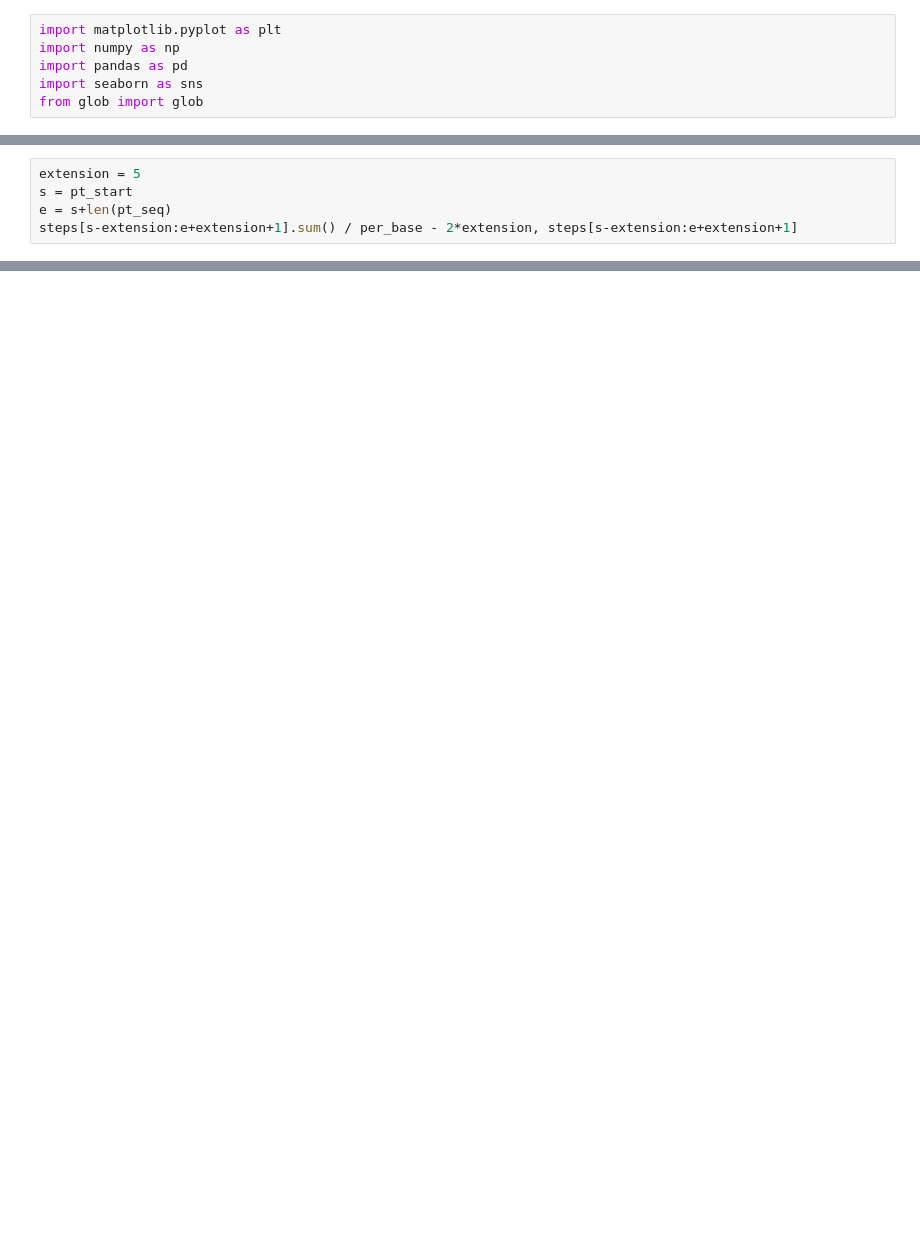
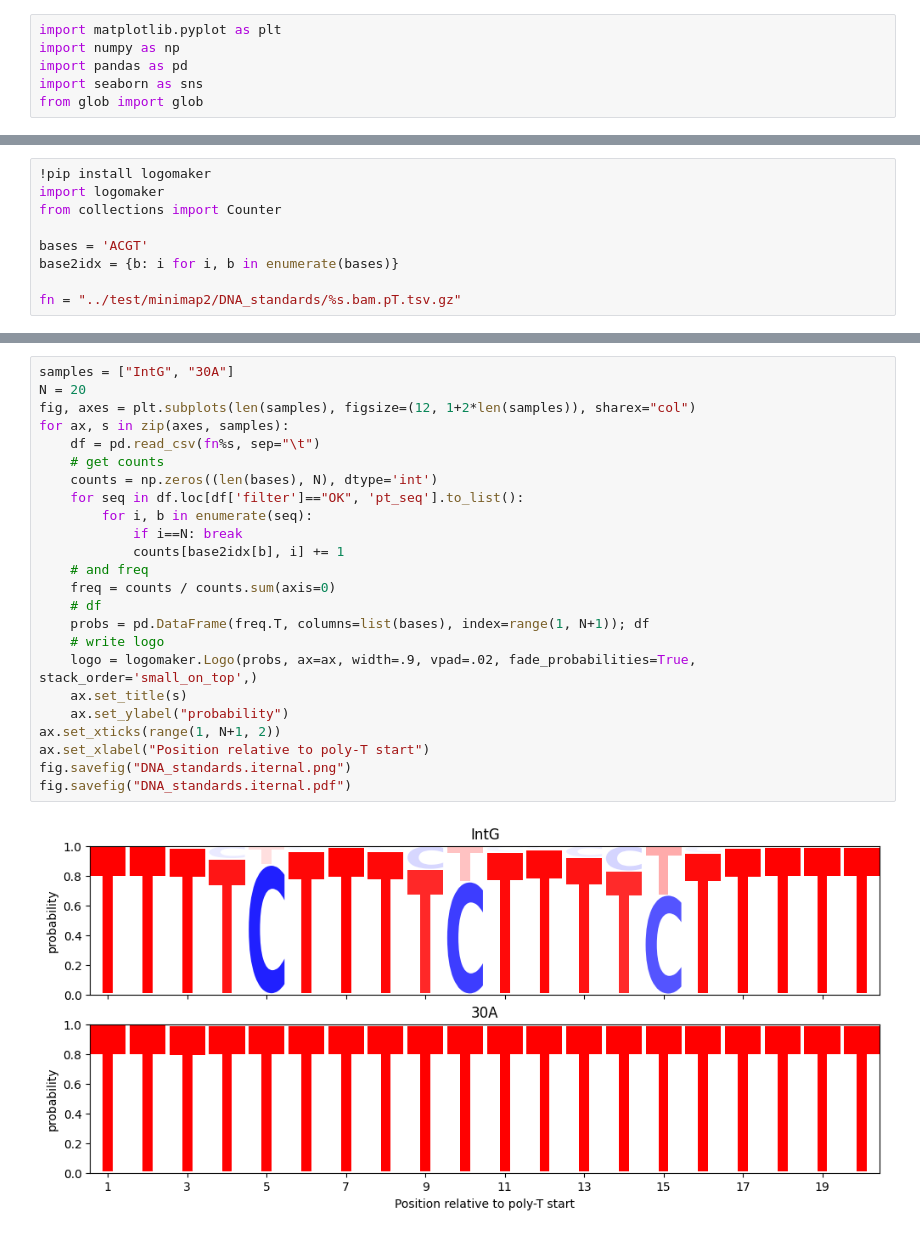
Before and after one commit to novoalab/polyTailor, a Jupyter notebook: notebook/DNA_standards.ipynb, the cells around one changed output, grey strips where cells are left out. Saved outputs shown, nothing was run; the diff lists cells and outputs as text; blank space fills up the shorter version.

```diff
--- a/notebook/DNA_standards.ipynb
+++ b/notebook/DNA_standards.ipynb
@@ -196,5 +52,0 @@ steps = move_pos[1:]-move_pos[:-1]
-# %%
-extension = 5
-s = pt_start
-e = s+len(pt_seq)
-steps[s-extension:e+extension+1].sum() / per_base - 2*extension, steps[s-extension:e+extension+1]
@@ -208,0 +58,9 @@ steps[s-extension:e+extension+1].sum()/((steps[:s-extension].mean()+steps[e+exte
+# %%
+!pip install logomaker
+import logomaker
+from collections import Counter
+
+bases = 'ACGT'
+base2idx = {b: i for i, b in enumerate(bases)}
+
+fn = "../test/minimap2/DNA_standards/%s.bam.pT.tsv.gz"
@@ -208,0 +83,26 @@ steps[s-extension:e+extension+1].sum()/((steps[:s-extension].mean()+steps[e+exte
+# %%
+samples = ["IntG", "30A"]
+N = 20
+fig, axes = plt.subplots(len(samples), figsize=(12, 1+2*len(samples)), sharex="col")
+for ax, s in zip(axes, samples):
+    df = pd.read_csv(fn%s, sep="\t")
+    # get counts
+    counts = np.zeros((len(bases), N), dtype='int')
+    for seq in df.loc[df['filter']=="OK", 'pt_seq'].to_list():
+        for i, b in enumerate(seq):
+            if i==N: break
+            counts[base2idx[b], i] += 1
+    # and freq
+    freq = counts / counts.sum(axis=0)
+    # df
+    probs = pd.DataFrame(freq.T, columns=list(bases), index=range(1, N+1)); df
+    # write logo
+    logo = logomaker.Logo(probs, ax=ax, width=.9, vpad=.02, fade_probabilities=True, stack_order='small_on_top',)
+    ax.set_title(s)
+    ax.set_ylabel("probability")
+ax.set_xticks(range(1, N+1, 2))
+ax.set_xlabel("Position relative to poly-T start")
+fig.savefig("DNA_standards.iternal.png")
+fig.savefig("DNA_standards.iternal.pdf")
+# %% [output]
+[figure, added]
```
Also changed, not shown: parts of 19 cells of this notebook, 6 other files.
